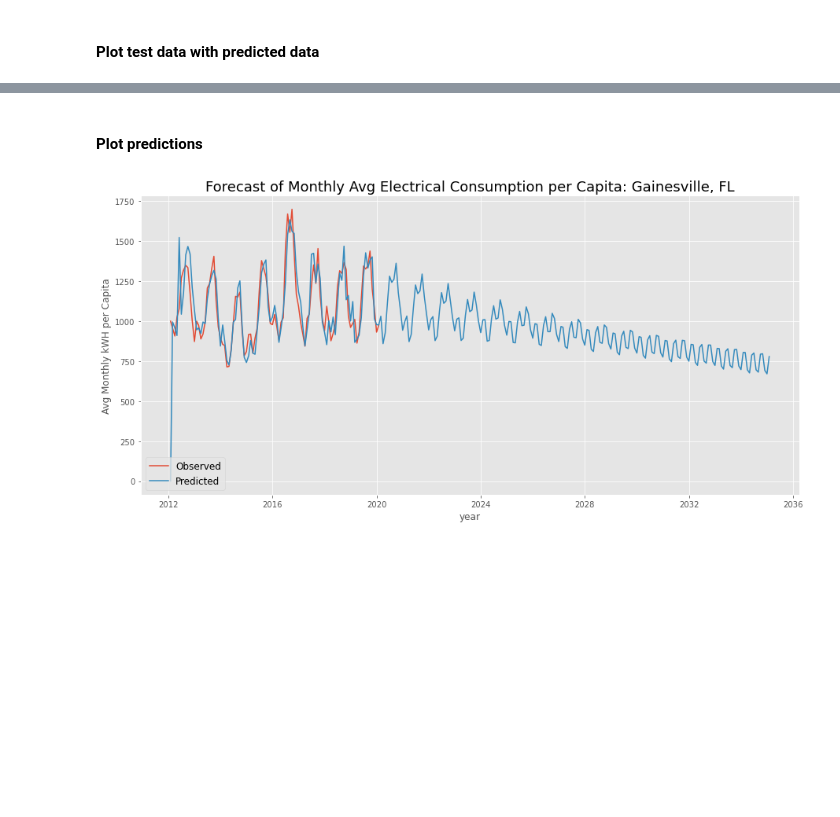
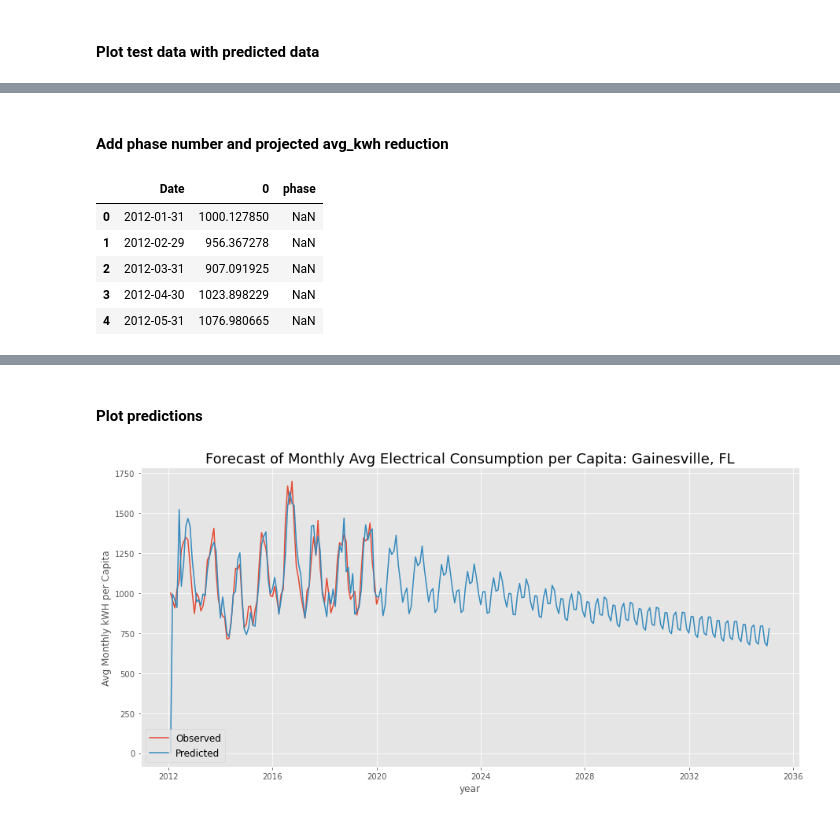
Before and after one commit to katiejohnsonsf/Forecasting-a-Carbon-Zero-City, a Jupyter notebook: Models.ipynb, the cells around one changed output, grey strips where cells are left out. Saved outputs shown, nothing was run; the diff lists cells and outputs as text; code cells hidden in the pictures; blank space fills up the shorter version.

```diff
--- a/Models.ipynb
+++ b/Models.ipynb
@@ -370,0 +353,5 @@ plt.savefig('images/test_pred_plot.png')
+# %%
+undiffed_preds_full = undiffed_preds_full.reset_index()
+# %%
+undiffed_preds_full = undiffed_preds_full.rename(columns={'index': 'Date'})
+undiffed_preds_full.head()
@@ -370,0 +365,3 @@ plt.savefig('images/test_pred_plot.png')
+# %%
+undiffed_preds_full = undiffed_preds_full.rename(columns={'avg_khw': 'Avg kwh per capita'})
+undiffed_preds_full.head()
@@ -370,0 +375,21 @@ plt.savefig('images/test_pred_plot.png')
+# %% [markdown]
+#### Add phase number and projected avg_kwh reduction
+# %%
+# phase_1 = 2020-01-31 to 2020-06-30 (96:101)
+# phase_2 = 2020-07-31 to 2020-12-31 (102:107)
+# phase_3 = 2021-01-31 to 2021-06-30 (108:113)
+# phase_4 = 2021-07-31 to 2021-12-31 (114:119)
+
+undiffed_preds_full.loc[96:101, 'phase'] = 1
+undiffed_preds_full.loc[102:107, 'phase'] = 2
+undiffed_preds_full.loc[108:113, 'phase'] = 3
+undiffed_preds_full.loc[114:119, 'phase'] = 4
+# %%
+undiffed_preds_full.head()
+# %% [output]
+|  | Date | 0 | phase |
+| 0 | 2012-01-31 | 1000.127850 | NaN |
+| 1 | 2012-02-29 | 956.367278 | NaN |
+| 2 | 2012-03-31 | 907.091925 | NaN |
+| 3 | 2012-04-30 | 1023.898229 | NaN |
+| 4 | 2012-05-31 | 1076.980665 | NaN |
```
Also changed, not shown: parts of 69 cells of this notebook, 4 other files.
